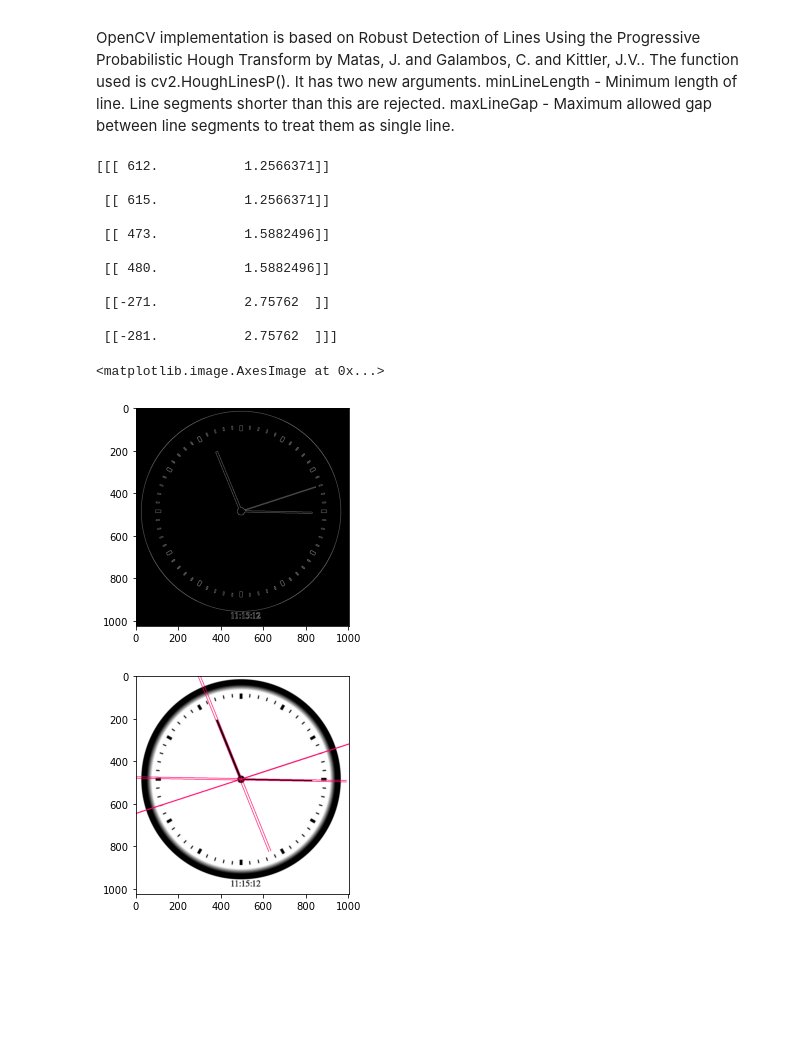
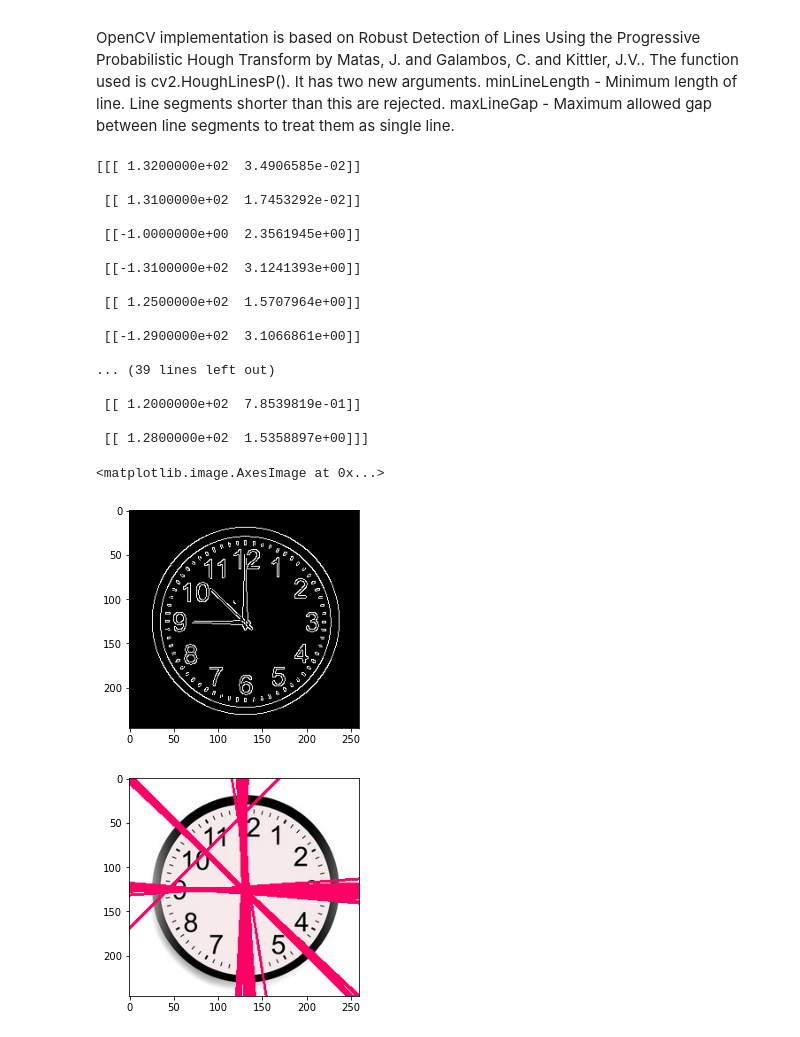
Before and after one commit to teodora-vaman/AnalogClock, a Jupyter notebook: AnalogClock_v1.ipynb, the cells around one changed output. Drawn from its saved outputs; the diff is of its cells as text; code cells hidden in the pictures; blank space fills up the shorter version.

```diff
--- a/AnalogClock_v1.ipynb
+++ b/AnalogClock_v1.ipynb
@@ -34,14 +35,14 @@ OpenCV implementation is based on Robust Detection of Lines Using the Progressiv
 minLineLength - Minimum length of line. Line segments shorter than this are rejected.
 maxLineGap - Maximum allowed gap between line segments to treat them as single line.
 # %%
-img = cv.imread('clock2.png')
+img = cv.imread('clock6.jpg')
 gray_img = color.rgb2gray(img)
 edges = cv.Canny(img,100,200)
 
 plt.figure()
 plt.imshow(edges, cmap='gray')
 
-lines = cv.HoughLines(edges,1,np.pi/180,150)
+lines = cv.HoughLines(edges,1,np.pi/180,50)
 print(lines)
 for line in lines:
     for rho,theta in line:
@@ -49,41 +50,47 @@ for line in lines:
         b = np.sin(theta)
         x0 = a*rho
         y0 = b*rho
         x1 = int(x0 + 1000*(-b))
         y1 = int(y0 + 1000*(a))
         x2 = int(x0 - 1000*(-b))
         y2 = int(y0 - 1000*(a))
 
         x12 = x22 = int(img.shape[0] / 2)
         y12 = y22 = int(img.shape[1] / 2)
 
 #         print('x0y0', x0, y0 )
 #         print('x1y1', x1, y1 )
 #         print('x2y2', x2, y2 )
 
 
 
         cv.line(img,(x1,y1),(x2,y2),(255,0,100),2)
 #         cv.line(img,(int(img.shape[0] - x0),int(img.shape[1] - y0)),(x12,y12),(255,0,100),2)
 
 
 plt.figure()
 plt.imshow(img, cmap='gray')
 # %% [output]
-[[[ 612.           1.2566371]]
+[[[ 1.3200000e+02  3.4906585e-02]]
 
- [[ 615.           1.2566371]]
+ [[ 1.3100000e+02  1.7453292e-02]]
 
- [[ 473.           1.5882496]]
+ [[-1.0000000e+00  2.3561945e+00]]
 
- [[ 480.           1.5882496]]
+ [[-1.3100000e+02  3.1241393e+00]]
 
- [[-271.           2.75762  ]]
+ [[ 1.2500000e+02  1.5707964e+00]]
 
- [[-281.           2.75762  ]]]
+ [[-1.2900000e+02  3.1066861e+00]]
+
+... (39 lines left out)
+
+ [[ 1.2000000e+02  7.8539819e-01]]
+
+ [[ 1.2800000e+02  1.5358897e+00]]]
 <matplotlib.image.AxesImage at 0x...>
-[figure, old version]
+[figure, new version]
-[figure, old version]
+[figure, new version]
 # %%
 def myFunc(e):
     return e['dist']
```
Also changed, not shown: parts of 8 cells of this notebook, 8 other files.
